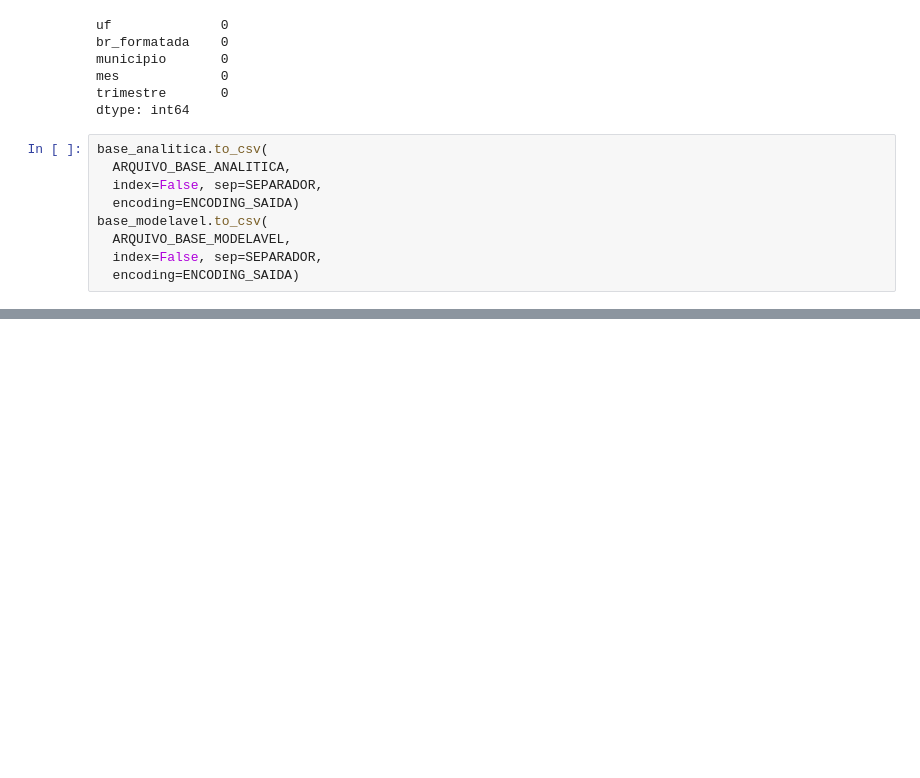
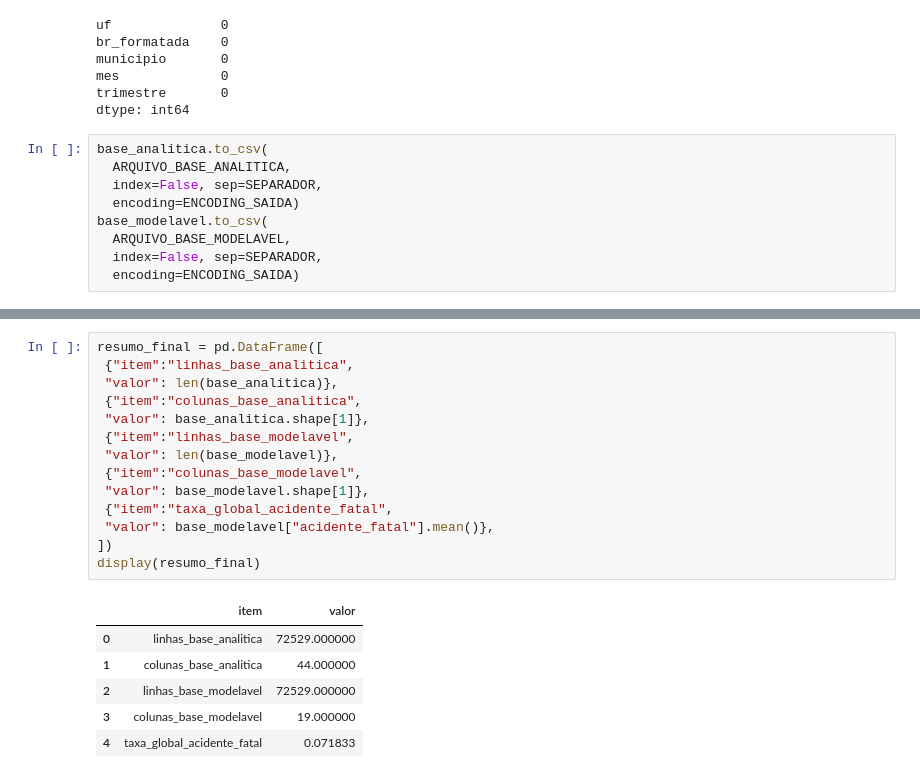
Before and after one commit to andrezlucas/FAP-2026-AnaliseDados, a Jupyter notebook: Projeto_PRF/notebooks/modulo04.ipynb, the cells around one changed output, grey strips where cells are left out. Drawn from its saved outputs; the diff is of its cells as text; blank space fills up the shorter version.

```diff
--- a/Projeto_PRF/notebooks/modulo04.ipynb
+++ b/Projeto_PRF/notebooks/modulo04.ipynb
@@ -743,0 +831,21 @@ base_modelavel.to_csv(
+# %%
+resumo_final = pd.DataFrame([
+ {"item":"linhas_base_analitica",
+ "valor": len(base_analitica)},
+ {"item":"colunas_base_analitica",
+ "valor": base_analitica.shape[1]},
+ {"item":"linhas_base_modelavel",
+ "valor": len(base_modelavel)},
+ {"item":"colunas_base_modelavel",
+ "valor": base_modelavel.shape[1]},
+ {"item":"taxa_global_acidente_fatal",
+ "valor": base_modelavel["acidente_fatal"].mean()},
+])
+display(resumo_final)
+# %% [output]
+|  | item | valor |
+| 0 | linhas_base_analitica | 72529.000000 |
+| 1 | colunas_base_analitica | 44.000000 |
+| 2 | linhas_base_modelavel | 72529.000000 |
+| 3 | colunas_base_modelavel | 19.000000 |
+| 4 | taxa_global_acidente_fatal | 0.071833 |
```
Also changed, not shown: parts of 4 cells of this notebook, 4 other files.
